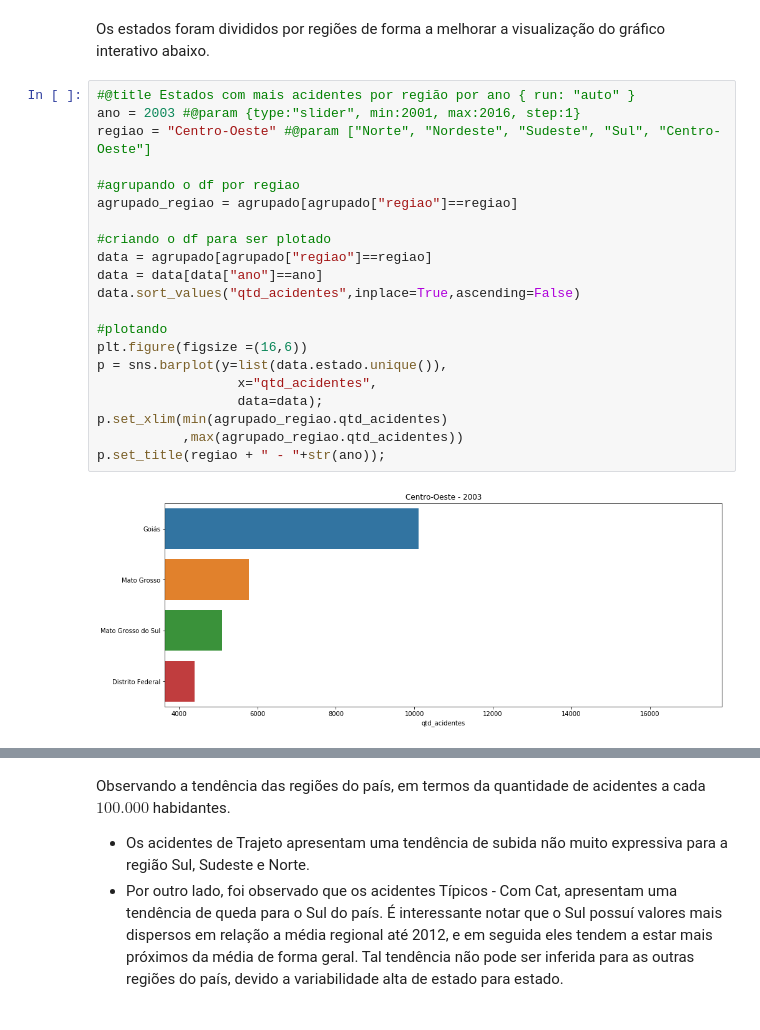
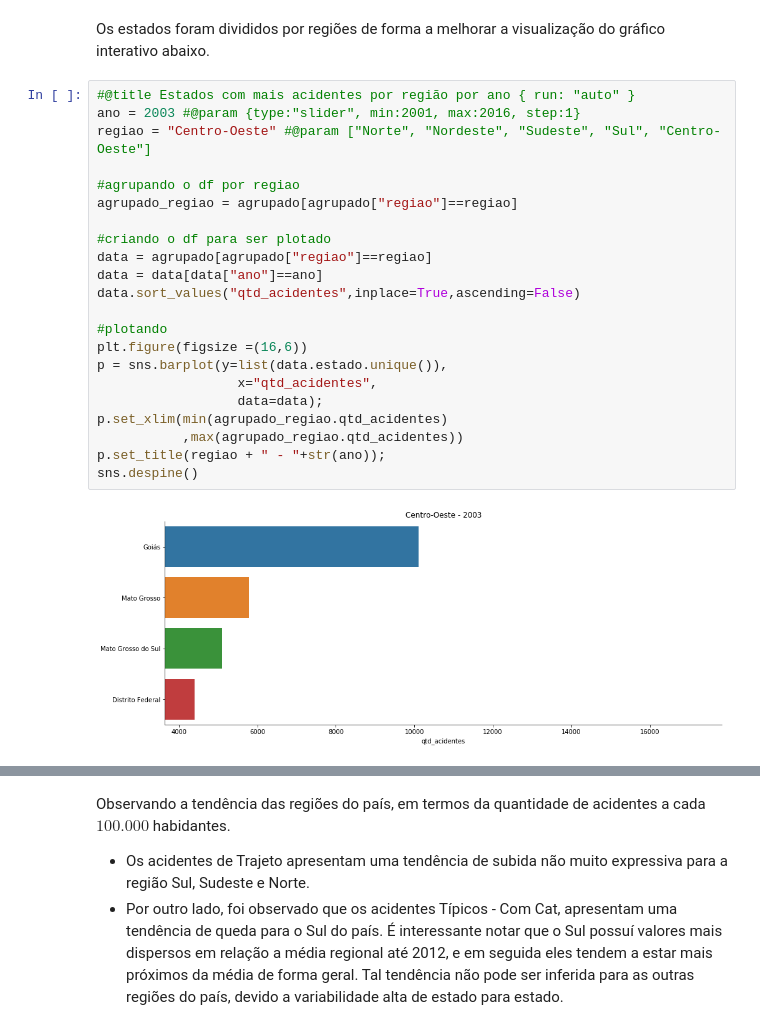
Before and after one commit to lorransr/CAT, a Jupyter notebook: Acidentes_de_Trabalho.ipynb, the cells around one changed output, grey strips where cells are left out. Cells and saved outputs as stored; diff of their text form.

```diff
--- a/Acidentes_de_Trabalho.ipynb
+++ b/Acidentes_de_Trabalho.ipynb
@@ -442,26 +442,27 @@ Os estados foram divididos por regiões de forma a melhorar a visualização do
 # %%
 #@title Estados com mais acidentes por região por ano { run: "auto" }
 ano = 2003 #@param {type:"slider", min:2001, max:2016, step:1}
 regiao = "Centro-Oeste" #@param ["Norte", "Nordeste", "Sudeste", "Sul", "Centro-Oeste"]
 
 #agrupando o df por regiao
 agrupado_regiao = agrupado[agrupado["regiao"]==regiao]
 
 #criando o df para ser plotado
 data = agrupado[agrupado["regiao"]==regiao]
 data = data[data["ano"]==ano]
 data.sort_values("qtd_acidentes",inplace=True,ascending=False)
 
 #plotando
 plt.figure(figsize =(16,6))
 p = sns.barplot(y=list(data.estado.unique()),
                   x="qtd_acidentes",
                   data=data);
 p.set_xlim(min(agrupado_regiao.qtd_acidentes)
            ,max(agrupado_regiao.qtd_acidentes))
 p.set_title(regiao + " - "+str(ano));
+sns.despine()
 # %% [output]
-[figure, old version]
+[figure, new version]
 # %%
 g = sns.FacetGrid(df_uf[df_uf["motivo/situação"]=="Típico-Com Cat"],
                   row = "regiao",
```
Also changed, not shown: parts of 25 cells of this notebook.
